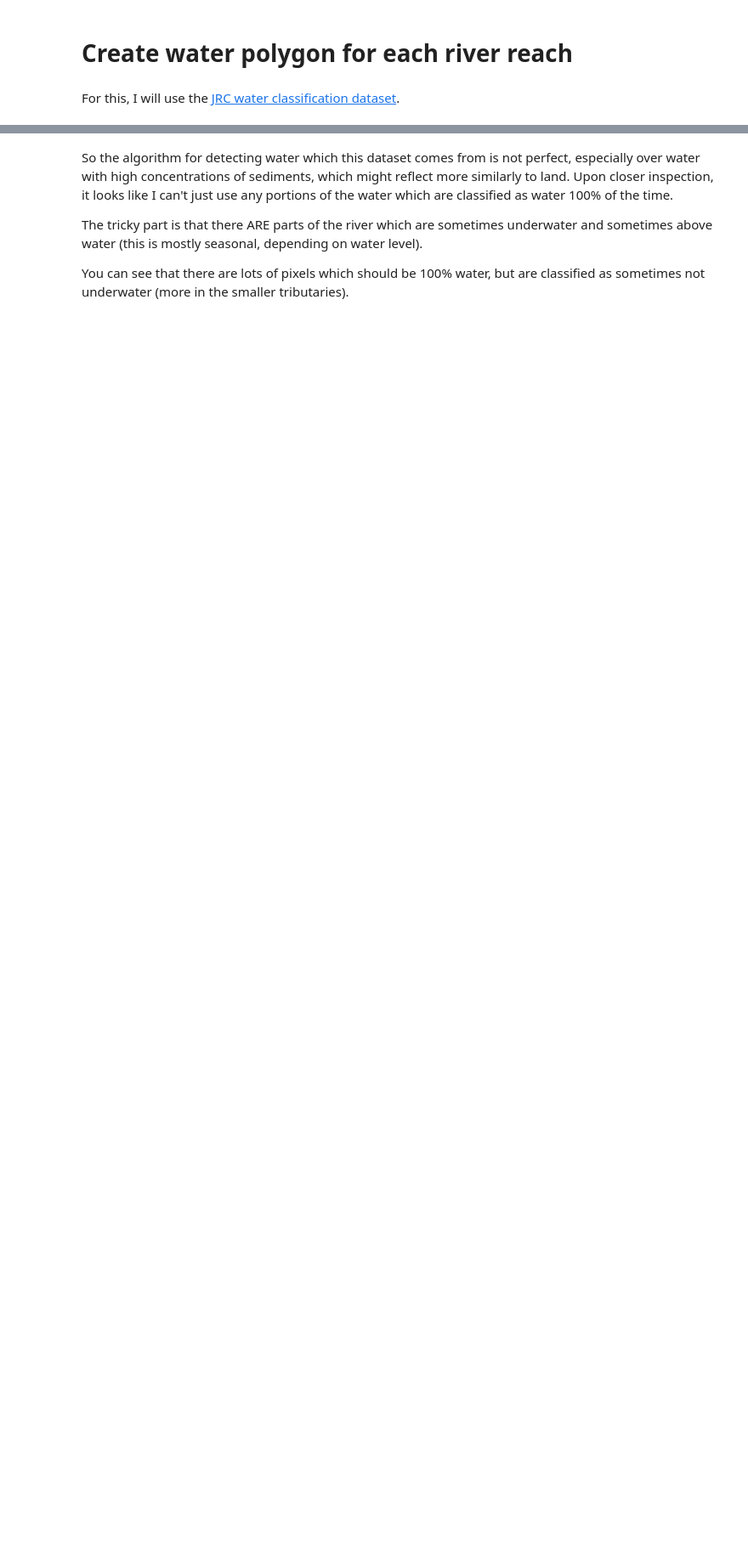
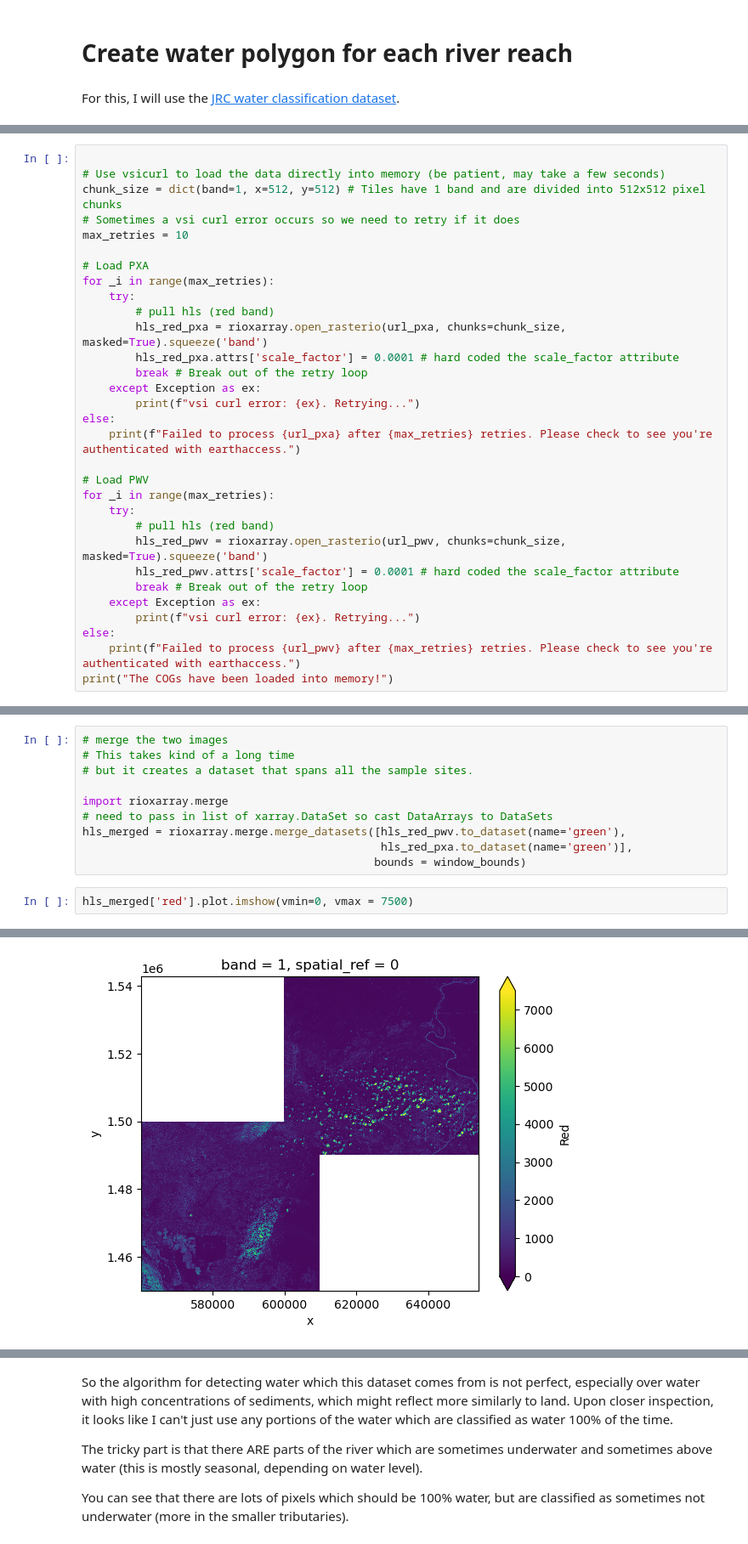
Before and after one commit to UW-GDA/mekong-water-quality, a Jupyter notebook: 01_river_reach_masks.ipynb, the cells around one changed output, grey strips where cells are left out. Shown at 85% size. Drawn from its saved outputs; the diff is of its cells as text; blank space fills up the shorter version.

```diff
--- a/01_river_reach_masks.ipynb
+++ b/01_river_reach_masks.ipynb
@@ -170,0 +188,31 @@ river_ma, river_ma_transform  = rio.mask.mask(water_src, buff['geometry'], **rio
+# %%
+
+# Use vsicurl to load the data directly into memory (be patient, may take a few seconds)
+chunk_size = dict(band=1, x=512, y=512) # Tiles have 1 band and are divided into 512x512 pixel chunks
+# Sometimes a vsi curl error occurs so we need to retry if it does
+max_retries = 10
+
+# Load PXA
+for _i in range(max_retries):
+    try:
+        # pull hls (red band)
+        hls_red_pxa = rioxarray.open_rasterio(url_pxa, chunks=chunk_size, masked=True).squeeze('band')
+        hls_red_pxa.attrs['scale_factor'] = 0.0001 # hard coded the scale_factor attribute
+        break # Break out of the retry loop
+    except Exception as ex:
+        print(f"vsi curl error: {ex}. Retrying...")
+else:
+    print(f"Failed to process {url_pxa} after {max_retries} retries. Please check to see you're authenticated with earthaccess.")
+
+# Load PWV
+for _i in range(max_retries):
+    try:
+        # pull hls (red band)
+        hls_red_pwv = rioxarray.open_rasterio(url_pwv, chunks=chunk_size, masked=True).squeeze('band')
+        hls_red_pwv.attrs['scale_factor'] = 0.0001 # hard coded the scale_factor attribute
+        break # Break out of the retry loop
+    except Exception as ex:
+        print(f"vsi curl error: {ex}. Retrying...")
+else:
+    print(f"Failed to process {url_pwv} after {max_retries} retries. Please check to see you're authenticated with earthaccess.")
+print("The COGs have been loaded into memory!")
@@ -170,0 +280,13 @@ river_ma, river_ma_transform  = rio.mask.mask(water_src, buff['geometry'], **rio
+# %%
+# merge the two images
+# This takes kind of a long time
+# but it creates a dataset that spans all the sample sites.
+
+import rioxarray.merge
+# need to pass in list of xarray.DataSet so cast DataArrays to DataSets
+hls_merged = rioxarray.merge.merge_datasets([hls_red_pwv.to_dataset(name='green'),
+                                             hls_red_pxa.to_dataset(name='green')],
+                                            bounds = window_bounds)
+# %%
+hls_merged['red'].plot.imshow(vmin=0, vmax = 7500)
+# %% [output]
@@ -170,0 +294 @@ river_ma, river_ma_transform  = rio.mask.mask(water_src, buff['geometry'], **rio
+[figure, added]
```
Also changed, not shown: parts of 48 cells of this notebook.
